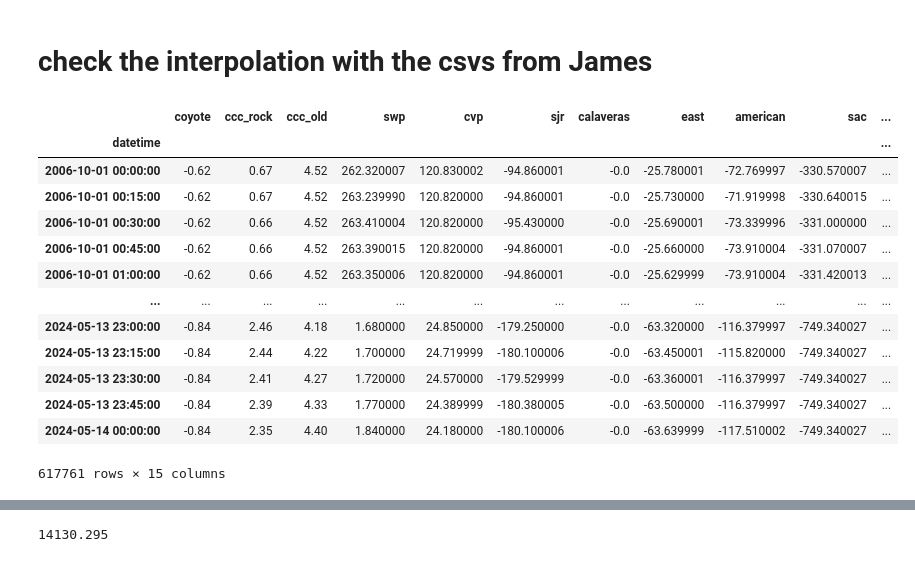
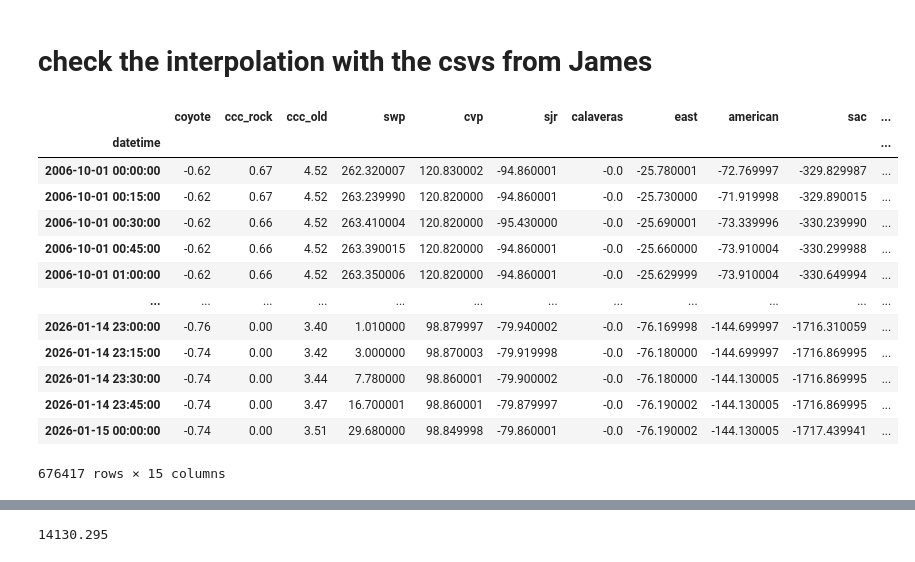
Before and after one commit to jennaisrael/Savio_scratch_back_up, a Jupyter notebook: Plotting/ch_3/check_calsim_interp.ipynb, the cells around one changed output, grey strips where cells are left out. Drawn from its saved outputs; the diff is of its cells as text; code cells hidden in the pictures.

```diff
--- a/Plotting/ch_3/check_calsim_interp.ipynb
+++ b/Plotting/ch_3/check_calsim_interp.ipynb
@@ -12,22 +12,22 @@ from matplotlib.lines import Line2D
 # %%
 # load the flux time series for each scenario
 base=pd.read_csv('/global/scratch/users/jennaisrael/BayDeltaSCHISM/data/time_history/flux.th',sep=r'\s+',parse_dates=["datetime"],dtype=np.float32).set_index(["datetime"])
-dcp=pd.read_csv('/global/scratch/users/jennaisrael/scenario_files/DCP/data/time_history/flux_dcp_fixinterp.th.ported',sep=r'\s+',parse_dates=["datetime"],dtype=np.float32).set_index(["datetime"])
-cor=pd.read_csv('/global/scratch/users/jennaisrael/scenario_files/reserves/data/time_history/flux_cor_fixinterp.th.ported',sep=r'\s+',parse_dates=["datetime"],dtype=np.float32).set_index(["datetime"])
+dcp=pd.read_csv('/global/scratch/users/jennaisrael/expanse_scenario_files/DCP/data/time_history/flux_dcp_fixinterp_20260516.th.ported',sep=r'\s+',parse_dates=["datetime"],dtype=np.float32).set_index(["datetime"])
+cor=pd.read_csv('/global/scratch/users/jennaisrael/expanse_scenario_files/reserves/data/time_history/flux_cor_fixinterp_20260516.th.ported',sep=r'\s+',parse_dates=["datetime"],dtype=np.float32).set_index(["datetime"])
 base
 # %% [output]
 |  | coyote | ccc_rock | ccc_old | swp | cvp | sjr | calaveras | east | american | sac | ... |
 | datetime |  |  |  |  |  |  |  |  |  |  | ... |
-| 2006-10-01 00:00:00 | -0.62 | 0.67 | 4.52 | 262.320007 | 120.830002 | -94.860001 | -0.0 | -25.780001 | -72.769997 | -330.570007 | ... |
-| 2006-10-01 00:15:00 | -0.62 | 0.67 | 4.52 | 263.239990 | 120.820000 | -94.860001 | -0.0 | -25.730000 | -71.919998 | -330.640015 | ... |
-| 2006-10-01 00:30:00 | -0.62 | 0.66 | 4.52 | 263.410004 | 120.820000 | -95.430000 | -0.0 | -25.690001 | -73.339996 | -331.000000 | ... |
-| 2006-10-01 00:45:00 | -0.62 | 0.66 | 4.52 | 263.390015 | 120.820000 | -94.860001 | -0.0 | -25.660000 | -73.910004 | -331.070007 | ... |
-| 2006-10-01 01:00:00 | -0.62 | 0.66 | 4.52 | 263.350006 | 120.820000 | -94.860001 | -0.0 | -25.629999 | -73.910004 | -331.420013 | ... |
+| 2006-10-01 00:00:00 | -0.62 | 0.67 | 4.52 | 262.320007 | 120.830002 | -94.860001 | -0.0 | -25.780001 | -72.769997 | -329.829987 | ... |
+| 2006-10-01 00:15:00 | -0.62 | 0.67 | 4.52 | 263.239990 | 120.820000 | -94.860001 | -0.0 | -25.730000 | -71.919998 | -329.890015 | ... |
+| 2006-10-01 00:30:00 | -0.62 | 0.66 | 4.52 | 263.410004 | 120.820000 | -95.430000 | -0.0 | -25.690001 | -73.339996 | -330.239990 | ... |
+| 2006-10-01 00:45:00 | -0.62 | 0.66 | 4.52 | 263.390015 | 120.820000 | -94.860001 | -0.0 | -25.660000 | -73.910004 | -330.299988 | ... |
+| 2006-10-01 01:00:00 | -0.62 | 0.66 | 4.52 | 263.350006 | 120.820000 | -94.860001 | -0.0 | -25.629999 | -73.910004 | -330.649994 | ... |
 | ... | ... | ... | ... | ... | ... | ... | ... | ... | ... | ... | ... |
-| 2024-05-13 23:00:00 | -0.84 | 2.46 | 4.18 | 1.680000 | 24.850000 | -179.250000 | -0.0 | -63.320000 | -116.379997 | -749.340027 | ... |
-| 2024-05-13 23:15:00 | -0.84 | 2.44 | 4.22 | 1.700000 | 24.719999 | -180.100006 | -0.0 | -63.450001 | -115.820000 | -749.340027 | ... |
-| 2024-05-13 23:30:00 | -0.84 | 2.41 | 4.27 | 1.720000 | 24.570000 | -179.529999 | -0.0 | -63.360001 | -116.379997 | -749.340027 | ... |
-| 2024-05-13 23:45:00 | -0.84 | 2.39 | 4.33 | 1.770000 | 24.389999 | -180.380005 | -0.0 | -63.500000 | -116.379997 | -749.340027 | ... |
-| 2024-05-14 00:00:00 | -0.84 | 2.35 | 4.40 | 1.840000 | 24.180000 | -180.100006 | -0.0 | -63.639999 | -117.510002 | -749.340027 | ... |
+| 2026-01-14 23:00:00 | -0.76 | 0.00 | 3.40 | 1.010000 | 98.879997 | -79.940002 | -0.0 | -76.169998 | -144.699997 | -1716.310059 | ... |
+| 2026-01-14 23:15:00 | -0.74 | 0.00 | 3.42 | 3.000000 | 98.870003 | -79.919998 | -0.0 | -76.180000 | -144.699997 | -1716.869995 | ... |
+| 2026-01-14 23:30:00 | -0.74 | 0.00 | 3.44 | 7.780000 | 98.860001 | -79.900002 | -0.0 | -76.180000 | -144.130005 | -1716.869995 | ... |
+| 2026-01-14 23:45:00 | -0.74 | 0.00 | 3.47 | 16.700001 | 98.860001 | -79.879997 | -0.0 | -76.190002 | -144.130005 | -1716.869995 | ... |
+| 2026-01-15 00:00:00 | -0.74 | 0.00 | 3.51 | 29.680000 | 98.849998 | -79.860001 | -0.0 | -76.190002 | -144.130005 | -1717.439941 | ... |
-617761 rows × 15 columns
+676417 rows × 15 columns
 # %%
```
Also changed, not shown: parts of 5 cells of this notebook, 9 other files.
